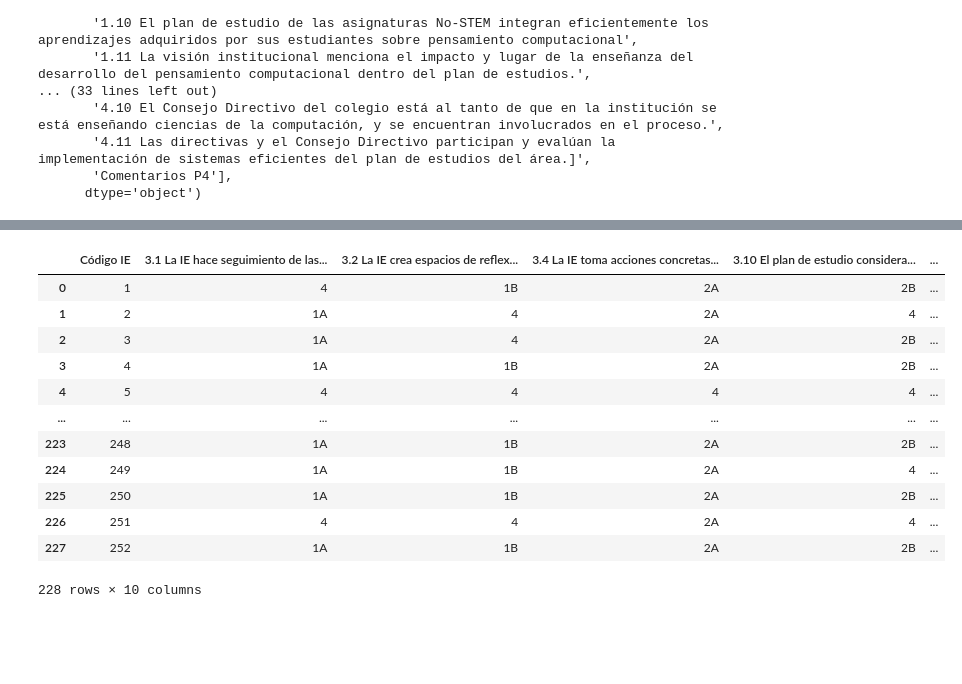
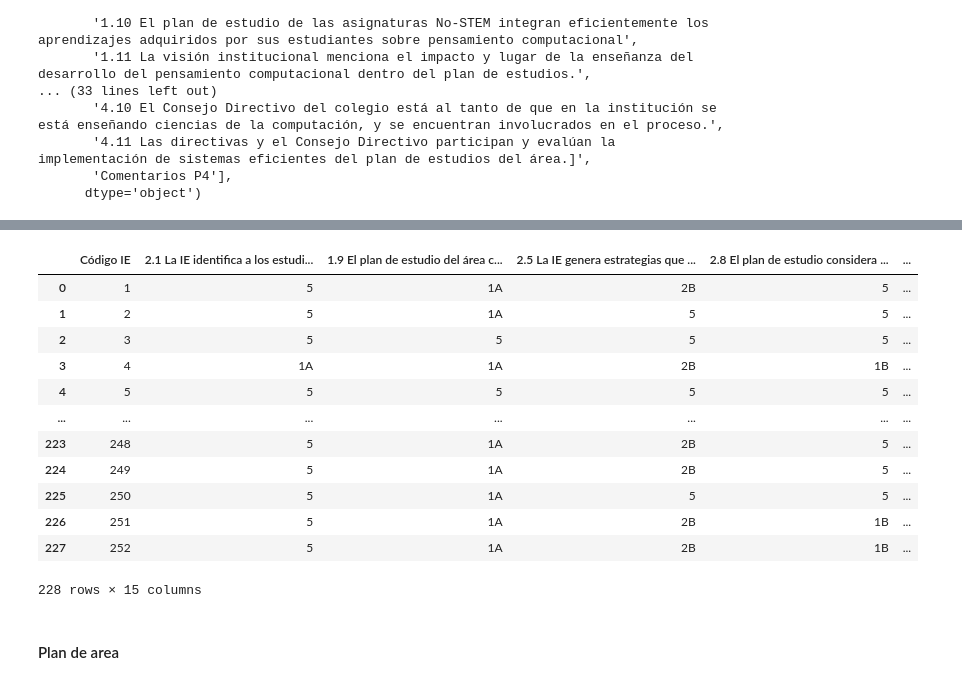
Before and after one commit to mariaf494/CFK2022, a Jupyter notebook: utils/cleaners/Marco_consolidacion/consolidación_D5.ipynb, the cells around one changed output, grey strips where cells are left out. Saved outputs shown, nothing was run; the diff lists cells and outputs as text; code cells hidden in the pictures; blank space fills up the shorter version.

```diff
--- a/utils/cleaners/Marco_consolidacion/consolidación_D5.ipynb
+++ b/utils/cleaners/Marco_consolidacion/consolidación_D5.ipynb
@@ -11,6 +13,7 @@ ruta_git
 PosixPath('/home/mariana/Documents/GitHub/CFK2022')
 # %%
 lider = pd.read_excel(ruta_git/'data/descargables/LiderCFK.xlsx', index_col=0)
+lider = lider.fillna('No aplica')
 # %%
 lider.columns
 # %% [output]
@@ -51,6 +54,7 @@ lider[['2.10  El plan de estudios del área y los recursos educativos se revisan
 cols_lider_d5 = {
     '2.1 La IE identifica a los estudiantes que cuentan con necesidades educativas especiales':{
         "Sí":"5","No": "1A", "No aplica":"1A"  },
+    '1.9 El plan de estudio del área cuenta con espacios de socialización a los estudiantes de personas que trabajan en ocupaciones relacionadas al área STEM':{"Sí":"5","No": "1A" ,"No aplica": "1A"  },
     '2.5 La IE genera estrategias que visibilizan modelos a seguir en carreras en áreas STEM en estudiantes con necesidades educativas especiales': {
         "Sí":"5","No": "2B" ,"No aplica": "2B"  },
    '2.8 El plan de estudio considera aspectos para la inclusión de estudiantes con trastornos de aprendizaje y/o discapacidad': {
@@ -58,37 +62,41 @@ cols_lider_d5 = {
     '2.3 La IE establece un plan para la atención de estudiantes con necesidades educativas especiales para su participación en actividades asociadas al pensamiento computacional': {
        "Sí":"5","No":"1B","No aplica":"1B"},
     '2.10  El plan de estudios del área y los recursos educativos se revisan con apoyo de personal experto en la atención a estudiantes con necesidades educativas especiales': {
-       "Sí":"5","No":"1B","No aplica":"1B"},
+       "Sí":"5","No":"2B","No aplica":"2B"},
     "2.4 La IE promueve la participación de personas con necesidades educativas especiales en actividades extracurricules para garantiza la inclusión y participación en áreas STEM":{
         "Sí":"5","No":"2A" , "No aplica":"2A" },
-    '2.11 El plan de estudios del área hace explícita la pedagogía a utilizar que incluye adaptaciones para estudiantes con necesidades educativas especiales':{
-       "Sí":"5","No":"2A","No aplica":"2A"},
+    '2.6 Los docentes del área que incluyen pensamiento computacional y/o ciencias de la computación muestran la asignatura como accesible para todos(as)':{"Sí":"5","No":"3","No aplica":"3"},
     '2.2 La IE implementa algunas acciones para brindar apoyo a los estudiantes con necesidades educativas especiales en su participación en el área': {
        "Sí":"5","No":"1B","No aplica":"1B"},
+    '2.7 La IE promueve al trabajo conjunto entre los docente y profesionales externos para impulsar prácticas inclusivas en la enseñanza de la computación y/o pensamiento computacional':{
+       "Sí":"5","No":"2A","No aplica":"2A"},
     '1.7 El plan de estudios del área es coherente con la transición de un grado a otro y permite al estudiante desarrollar conocimientos, habilidades y comprensión del pensamiento computacional': {
        "Sí":"5","No":"2B","No aplica":"2B"},
-    '2.7 La IE promueve al trabajo conjunto entre los docente y profesionales externos para impulsar prácticas inclusivas en la enseñanza de la computación y/o pensamiento computacional':{
-       "Sí":"5","No":"2B","No aplica":"2B"},
-
+    "2.9 El plan de estudios del área incluye acciones de apoyo y adecuaciones a los materiales educativos articuladas con las estrategias de atención de estudiantes con necesidades educativas especiales": {"Sí":"5","No":"2B","No aplica":"2B"},
+    '2.11 El plan de estudios del área hace explícita la pedagogía a utilizar que incluye adaptaciones para estudiantes con necesidades educativas especiales':{
+       "Sí":"5","No":"4","No aplica":"4"},
 
     }
 # %%
-lider_d8 = lider[['Código IE']+list(cols_lider_d8.keys())]
-lider_d8 = lider_d8.replace(cols_lider_d8)
-lider_d8 = lider_d8.groupby('Código IE').max().reset_index()
-lider_d8['Dimensión 8'] = lider_d8.iloc[:,1:].min(axis=1)
-lider_d8
+lider_d5 = lider[['Código IE']+list(cols_lider_d5.keys())]
+lider_d5 = lider_d5.replace(cols_lider_d5)
+lider_d5 = lider_d5.groupby('Código IE').max().reset_index()
+lider_d5['Nivel Lider'] = lider_d5.iloc[:,1:].min(axis=1)
+
+lider_d5
 # %% [output]
-|  | Código IE | 3.1 La IE hace seguimiento de las... | 3.2 La IE crea espacios de reflex... | 3.4 La IE toma acciones concretas... | 3.10 El plan de estudio considera... | ... |
-| 0 | 1 | 4 | 1B | 2A | 2B | ... |
-| 1 | 2 | 1A | 4 | 2A | 4 | ... |
-| 2 | 3 | 1A | 4 | 2A | 2B | ... |
-| 3 | 4 | 1A | 1B | 2A | 2B | ... |
-| 4 | 5 | 4 | 4 | 4 | 4 | ... |
+|  | Código IE | 2.1 La IE identifica a los estudi... | 1.9 El plan de estudio del área c... | 2.5 La IE genera estrategias que ... | 2.8 El plan de estudio considera ... | ... |
+| 0 | 1 | 5 | 1A | 2B | 5 | ... |
+| 1 | 2 | 5 | 1A | 5 | 5 | ... |
+| 2 | 3 | 5 | 5 | 5 | 5 | ... |
+| 3 | 4 | 1A | 1A | 2B | 1B | ... |
+| 4 | 5 | 5 | 5 | 5 | 5 | ... |
 | ... | ... | ... | ... | ... | ... | ... |
-| 223 | 248 | 1A | 1B | 2A | 2B | ... |
-| 224 | 249 | 1A | 1B | 2A | 4 | ... |
-| 225 | 250 | 1A | 1B | 2A | 2B | ... |
-| 226 | 251 | 4 | 4 | 2A | 4 | ... |
-| 227 | 252 | 1A | 1B | 2A | 2B | ... |
+| 223 | 248 | 5 | 1A | 2B | 5 | ... |
+| 224 | 249 | 5 | 1A | 2B | 5 | ... |
+| 225 | 250 | 5 | 1A | 5 | 5 | ... |
+| 226 | 251 | 5 | 1A | 2B | 1B | ... |
+| 227 | 252 | 5 | 1A | 2B | 1B | ... |
-228 rows × 10 columns
+228 rows × 15 columns
+# %% [markdown]
+#### Plan de area
```
Also changed, not shown: parts of 17 cells of this notebook, 3 other files.
